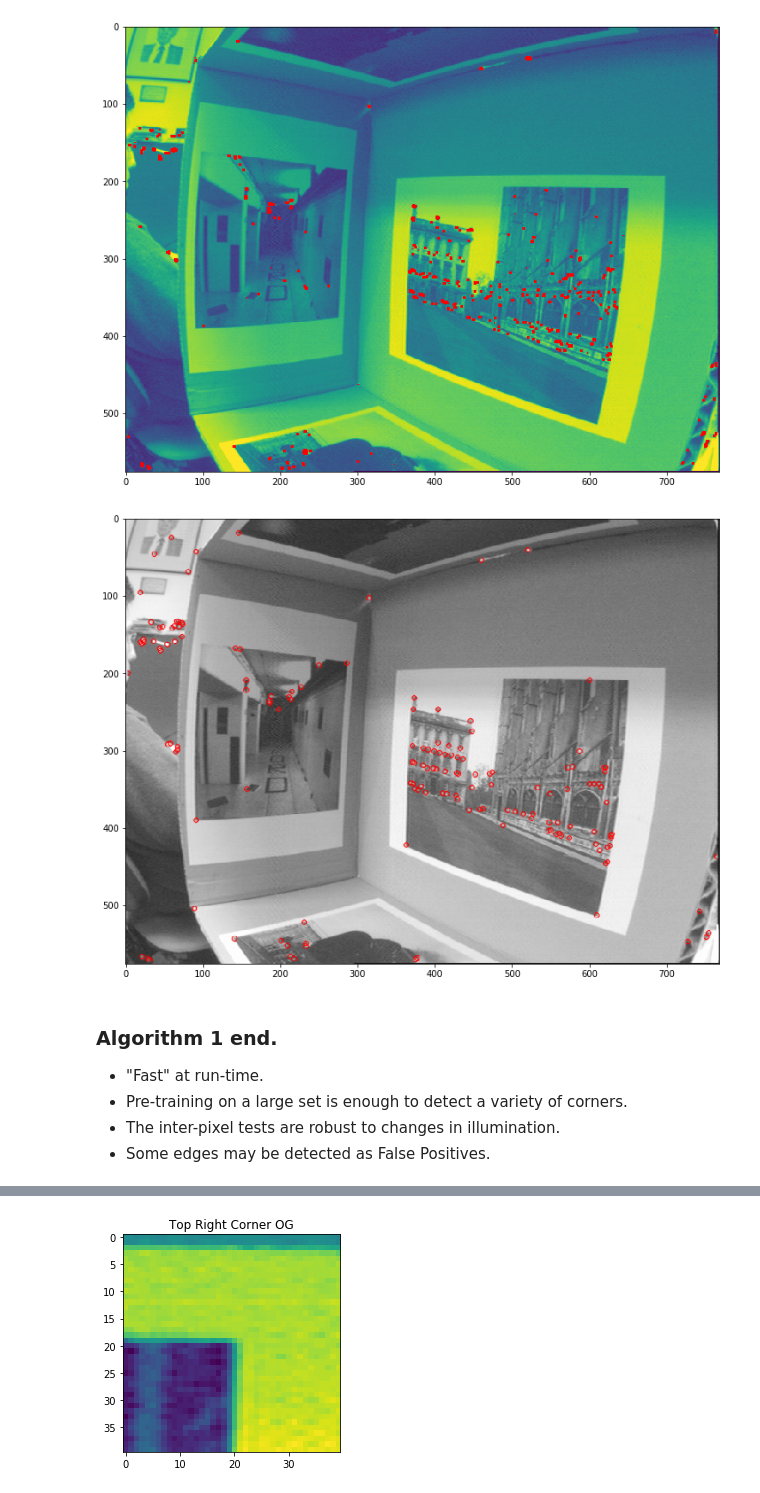
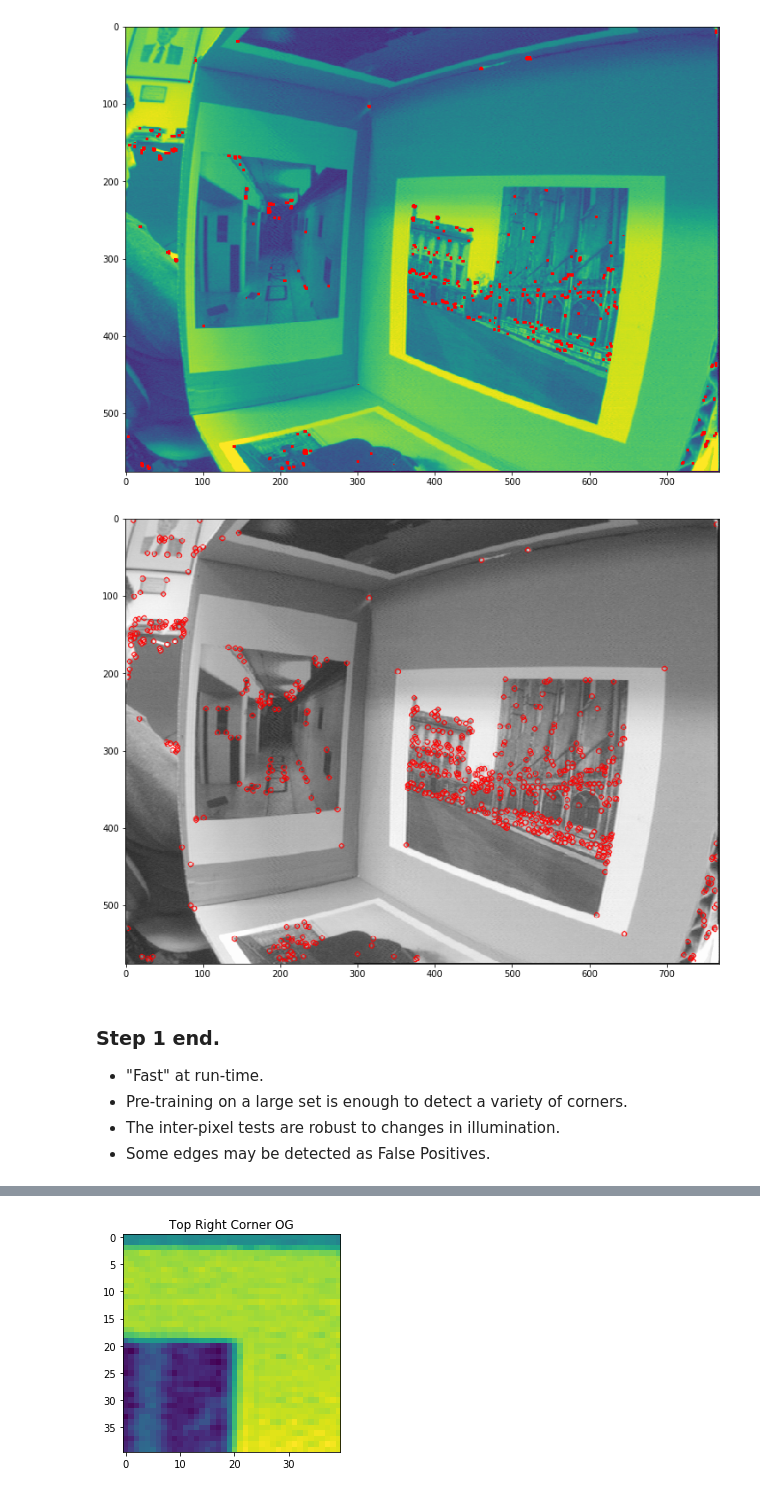
Before and after one commit to priyamtejaswin/c00lHaX, a Jupyter notebook: smarter_brief/orb_2011_deck.ipynb, the cells around one changed output, grey strips where cells are left out. Cells and saved outputs as stored; diff of their text form; code cells hidden in the pictures.

```diff
--- a/smarter_brief/orb_2011_deck.ipynb
+++ b/smarter_brief/orb_2011_deck.ipynb
@@ -225,14 +229,14 @@ for a, b in points:
 [figure]
 # %%
 # Circle 16, n=9
-fast = cv2.FastFeatureDetector_create(threshold=46)
+fast = cv2.FastFeatureDetector_create(threshold=26)
 kps = fast.detect(box)
 plt.figure(figsize=(12, 12))
 plt.imshow(cv2.drawKeypoints(box, kps, None, color=(255, 0, 0)));
 # %% [output]
-[figure, old version]
+[figure, new version]
 # %% [markdown]
-### Algorithm 1 end.
+### Step 1 end.
 
 * "Fast" at run-time.
 * Pre-training on a large set is enough to detect a variety of corners.
```
Also changed, not shown: parts of 54 cells of this notebook, 4 other files.
